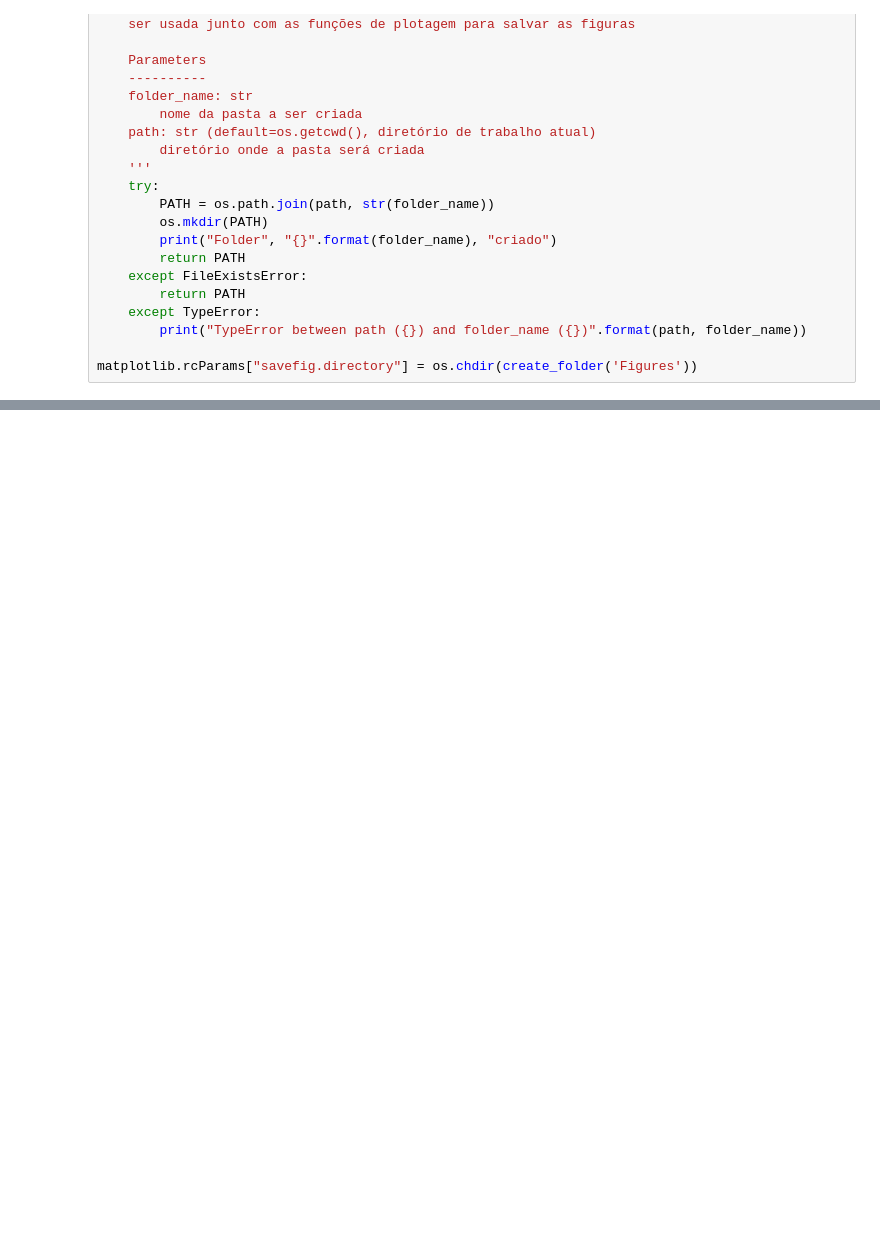
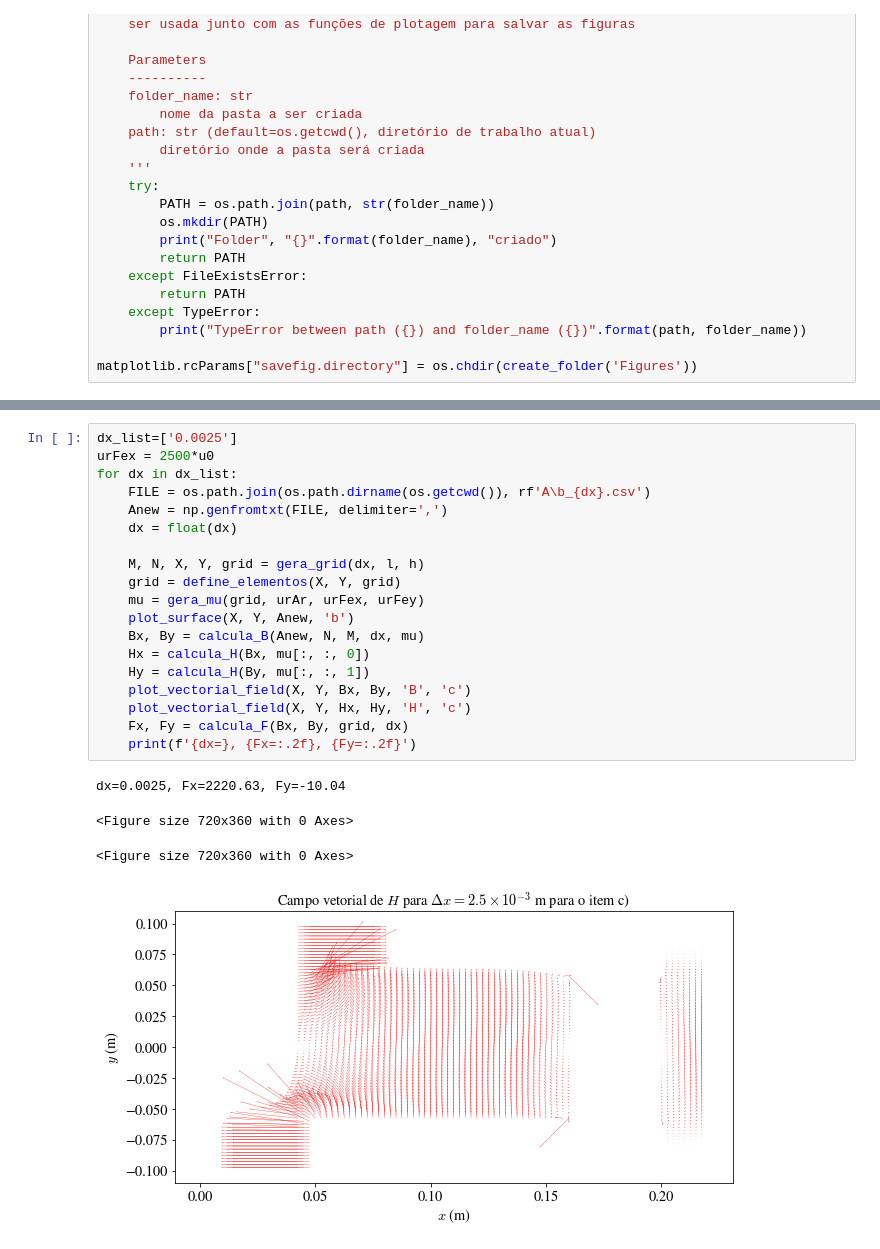
Before and after one commit to jolenscki/EP2_MecComp, a Jupyter notebook: EP2_Notebook.ipynb, the cells around one changed output, grey strips where cells are left out. Drawn from its saved outputs; the diff is of its cells as text; blank space fills up the shorter version.

```diff
--- a/EP2_Notebook.ipynb
+++ b/EP2_Notebook.ipynb
@@ -761 +850,25 @@ Item d), para dx=0.005, Fela_x=37089.02, Fela_y=-169159.05
+# %%
+dx_list=['0.0025']
+urFex = 2500*u0
+for dx in dx_list:
+    FILE = os.path.join(os.path.dirname(os.getcwd()), rf'A\b_{dx}.csv')
+    Anew = np.genfromtxt(FILE, delimiter=',')
+    dx = float(dx)
+
+    M, N, X, Y, grid = gera_grid(dx, l, h)
+    grid = define_elementos(X, Y, grid)
+    mu = gera_mu(grid, urAr, urFex, urFey)
+    plot_surface(X, Y, Anew, 'b')
+    Bx, By = calcula_B(Anew, N, M, dx, mu)
+    Hx = calcula_H(Bx, mu[:, :, 0])
+    Hy = calcula_H(By, mu[:, :, 1])
+    plot_vectorial_field(X, Y, Bx, By, 'B', 'c')
+    plot_vectorial_field(X, Y, Hx, Hy, 'H', 'c')
+    Fx, Fy = calcula_F(Bx, By, grid, dx)
+    print(f'{dx=}, {Fx=:.2f}, {Fy=:.2f}')
+# %% [output]
+dx=0.0025, Fx=2220.63, Fy=-10.04
+<Figure size 720x360 with 0 Axes>
+<Figure size 720x360 with 0 Axes>
+[figure, added]
 # %%
```
Also changed, not shown: parts of 14 cells of this notebook, 42 other files.
